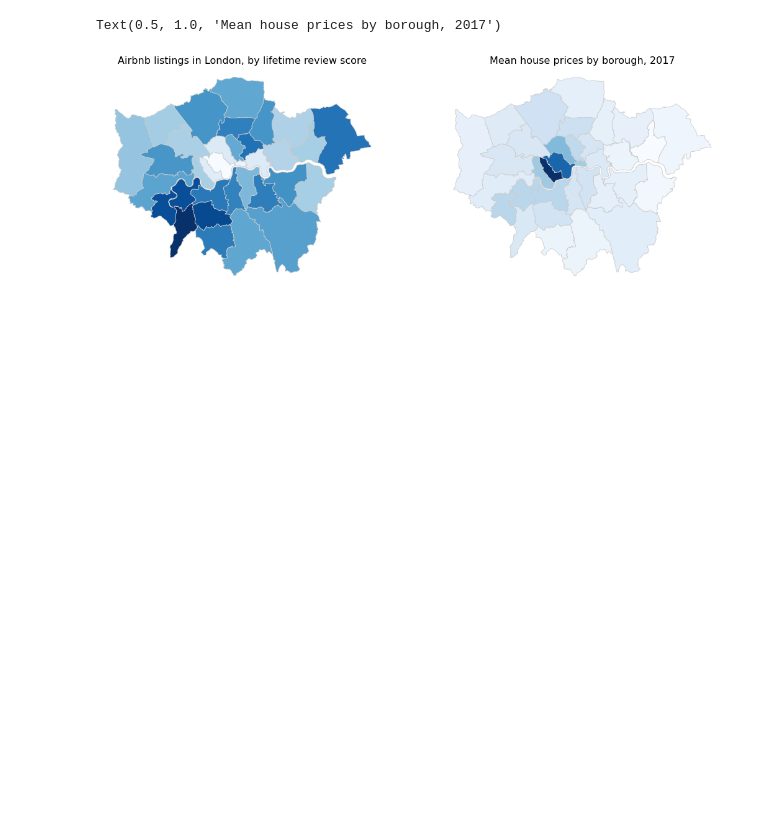
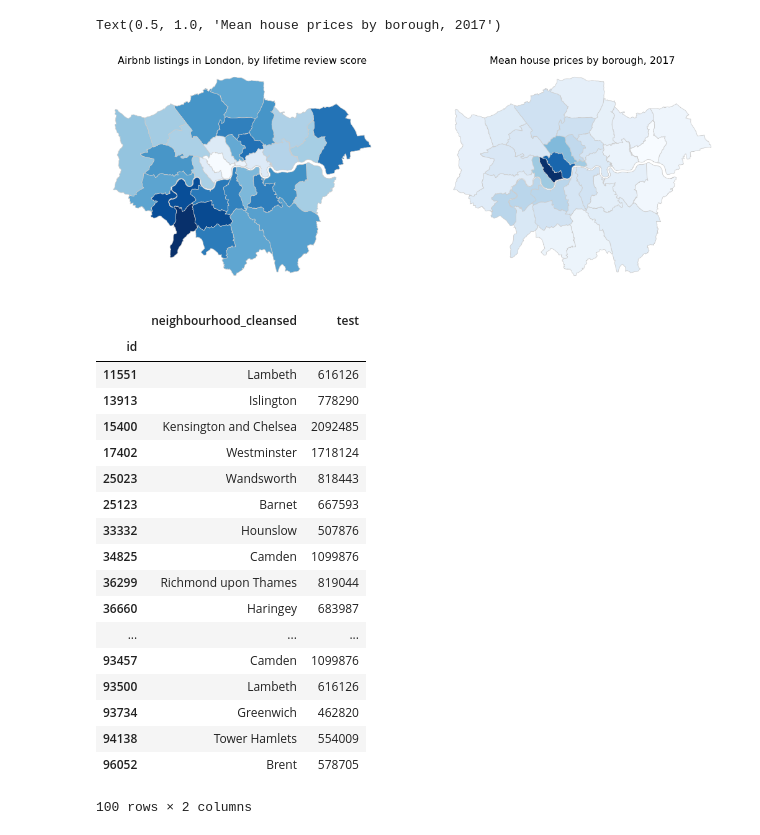
Before and after one commit to OrthoLoess/fivestar, a Jupyter notebook: notebooks/miles_firstexplore.ipynb, the cells around one changed output. Drawn from its saved outputs; the diff is of its cells as text; code cells hidden in the pictures; blank space fills up the shorter version.

```diff
--- a/notebooks/miles_firstexplore.ipynb
+++ b/notebooks/miles_firstexplore.ipynb
@@ -237,3 +257,14 @@ ax2.set_title('Mean house prices by borough, 2017', fontdict={'fontsize': 16, 'f
 # %% [output]
 Text(0.5, 1.0, 'Mean house prices by borough, 2017')
 [figure]
+# %%
+prices = [950760, 301518,667593,357779,578705,502623,1099876,399645,
+                                     578110,463806,462820,614955,972231,683987,527206,387535,
+                                     452272,507876,778290,2092485,573938,616126,475142,638519,
+                                     409477,452437,819044,641210,402121,554009,459922,818443,1718124]
+# %%
+boroughs = ['City of London', 'Barking and Dagenham', 'Barnet', 'Bexley','Brent', 'Bromley', 'Camden',
+            'Croydon', 'Ealing', 'Enfield', 'Greenwich', 'Hackney', 'Hammersmith and Fulham', 'Haringey', 'Harrow',
+            'Havering', 'Hillingdon', 'Hounslow', 'Islington', 'Kensington and Chelsea', 'Kingston upon Thames',
+            'Lambeth', 'Lewisham', 'Merton', 'Newham', 'Redbridge', 'Richmond upon Thames', 'Southwark',
+            'Sutton', 'Tower Hamlets', 'Waltham Forest', 'Wandsworth', 'Westminster']
@@ -239,0 +275,26 @@ Text(0.5, 1.0, 'Mean house prices by borough, 2017')
+# %%
+house_price_dict = {k: v for k, v in zip(boroughs, prices)}
+# %%
+data['test']= data['neighbourhood_cleansed'].map(house_price_dict)
+# %%
+data[['neighbourhood_cleansed','test']].head(100)
+# %% [output]
+|  | neighbourhood_cleansed | test |
+| id |  |  |
+| 11551 | Lambeth | 616126 |
+| 13913 | Islington | 778290 |
+| 15400 | Kensington and Chelsea | 2092485 |
+| 17402 | Westminster | 1718124 |
+| 25023 | Wandsworth | 818443 |
+| 25123 | Barnet | 667593 |
+| 33332 | Hounslow | 507876 |
+| 34825 | Camden | 1099876 |
+| 36299 | Richmond upon Thames | 819044 |
+| 36660 | Haringey | 683987 |
+| ... | ... | ... |
+| 93457 | Camden | 1099876 |
+| 93500 | Lambeth | 616126 |
+| 93734 | Greenwich | 462820 |
+| 94138 | Tower Hamlets | 554009 |
+| 96052 | Brent | 578705 |
+100 rows × 2 columns
```
Also changed, not shown: parts of 3 cells of this notebook, 1 other file.
